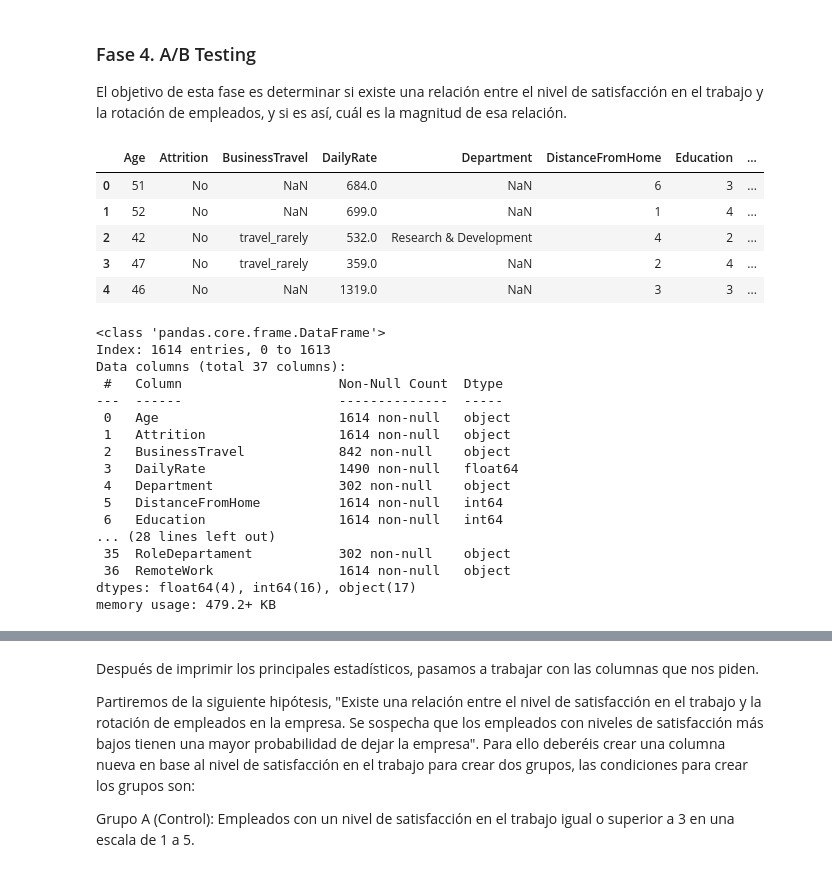
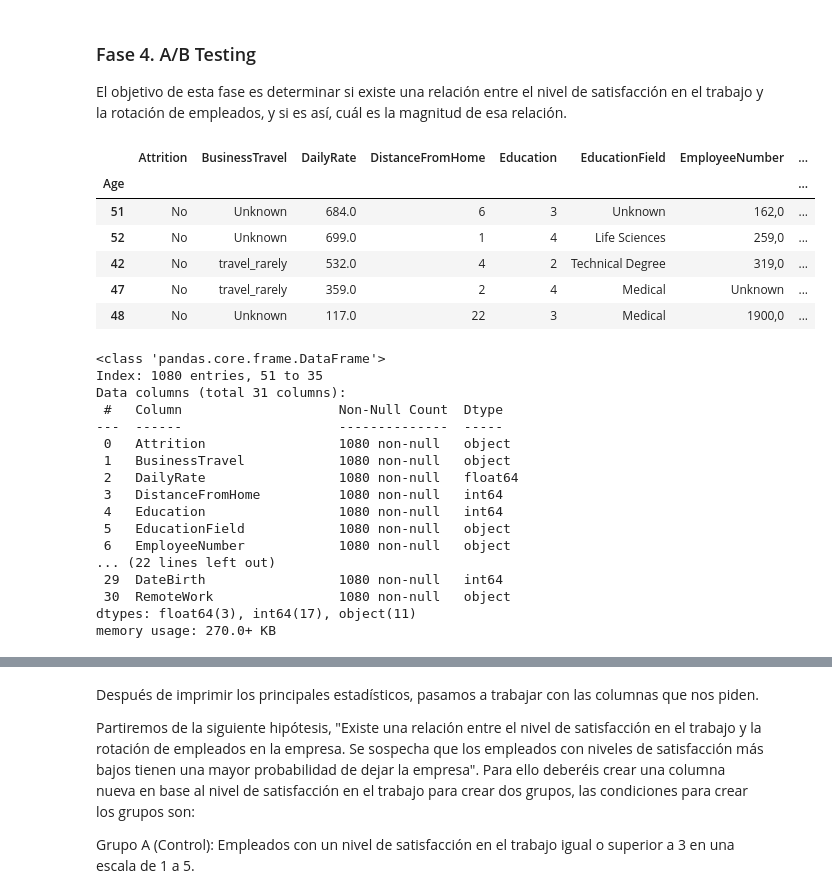
Before and after one commit to TaniaGraff/project-da-promo-angela-modulo-3-team-3, a Jupyter notebook: Fase_4_AB_Testing.ipynb, the cells around one changed output, grey strips where cells are left out. Saved outputs shown, nothing was run; the diff lists cells and outputs as text; code cells hidden in the pictures.

```diff
--- a/Fase_4_AB_Testing.ipynb
+++ b/Fase_4_AB_Testing.ipynb
@@ -20,36 +24,37 @@ warnings.filterwarnings("ignore")
 pd.set_option('display.max_columns', None)
 # %%
 #Abrimos el csv.
-df= pd.read_csv('df_HR_limpio.csv', index_col=0)
+df= pd.read_csv('/Users/Tania_1/Desktop/ADALAB/MODULO_3/project-da-promo-angela-modulo-3-team-3/ETL/data/output_data/df_HR_limpio.csv', index_col=0)
 df.head()
 # %% [output]
-|  | Age | Attrition | BusinessTravel | DailyRate | Department | DistanceFromHome | Education | ... |
-| 0 | 51 | No | NaN | 684.0 | NaN | 6 | 3 | ... |
-| 1 | 52 | No | NaN | 699.0 | NaN | 1 | 4 | ... |
-| 2 | 42 | No | travel_rarely | 532.0 | Research & Development | 4 | 2 | ... |
-| 3 | 47 | No | travel_rarely | 359.0 | NaN | 2 | 4 | ... |
-| 4 | 46 | No | NaN | 1319.0 | NaN | 3 | 3 | ... |
+|  | Attrition | BusinessTravel | DailyRate | DistanceFromHome | Education | EducationField | EmployeeNumber | ... |
+| Age |  |  |  |  |  |  |  | ... |
+| 51 | No | Unknown | 684.0 | 6 | 3 | Unknown | 162,0 | ... |
+| 52 | No | Unknown | 699.0 | 1 | 4 | Life Sciences | 259,0 | ... |
+| 42 | No | travel_rarely | 532.0 | 4 | 2 | Technical Degree | 319,0 | ... |
+| 47 | No | travel_rarely | 359.0 | 2 | 4 | Medical | Unknown | ... |
+| 48 | No | Unknown | 117.0 | 22 | 3 | Medical | 1900,0 | ... |
 # %%
 #Imprimimos la info del DF.
 df.info()
 # %% [output]
 <class 'pandas.core.frame.DataFrame'>
-Index: 1614 entries, 0 to 1613
-Data columns (total 37 columns):
+Index: 1080 entries, 51 to 35
+Data columns (total 31 columns):
  #   Column                    Non-Null Count  Dtype
 ---  ------                    --------------  -----
- 0   Age                       1614 non-null   object
- 1   Attrition                 1614 non-null   object
- 2   BusinessTravel            842 non-null    object
- 3   DailyRate                 1490 non-null   float64
- 4   Department                302 non-null    object
- 5   DistanceFromHome          1614 non-null   int64
- 6   Education                 1614 non-null   int64
-... (28 lines left out)
- 35  RoleDepartament           302 non-null    object
- 36  RemoteWork                1614 non-null   object
-dtypes: float64(4), int64(16), object(17)
-memory usage: 479.2+ KB
+ 0   Attrition                 1080 non-null   object
+ 1   BusinessTravel            1080 non-null   object
+ 2   DailyRate                 1080 non-null   float64
+ 3   DistanceFromHome          1080 non-null   int64
+ 4   Education                 1080 non-null   int64
+ 5   EducationField            1080 non-null   object
+ 6   EmployeeNumber            1080 non-null   object
+... (22 lines left out)
+ 29  DateBirth                 1080 non-null   int64
+ 30  RemoteWork                1080 non-null   object
+dtypes: float64(3), int64(17), object(11)
+memory usage: 270.0+ KB
 # %%
 #Buscamos los principales estadísticos de las columnas numéricas.
 df.describe().T
```
Also changed, not shown: parts of 14 cells of this notebook.
